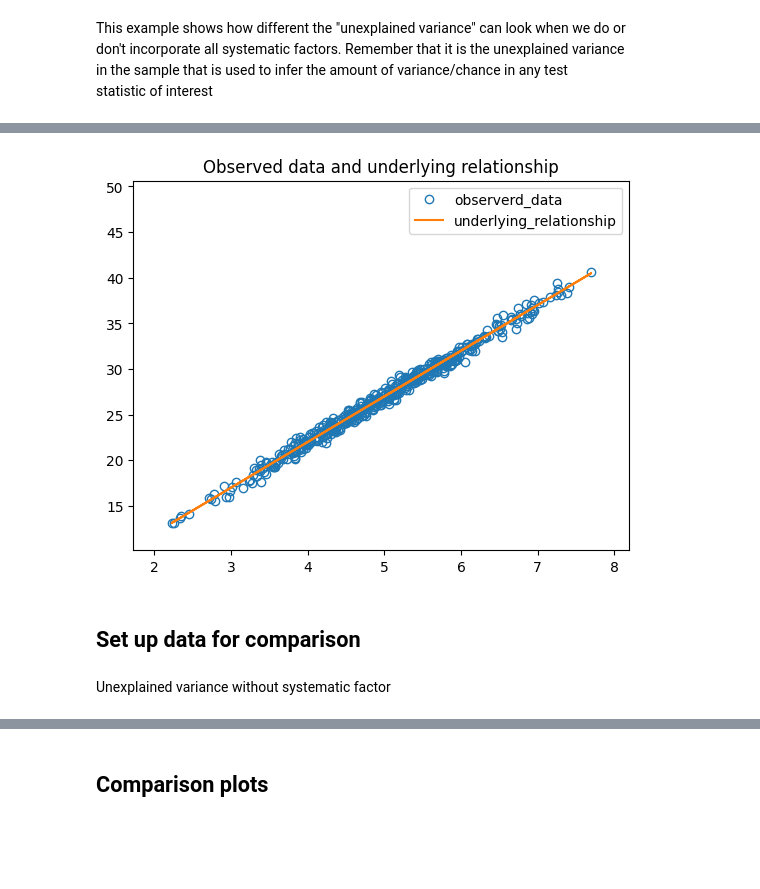
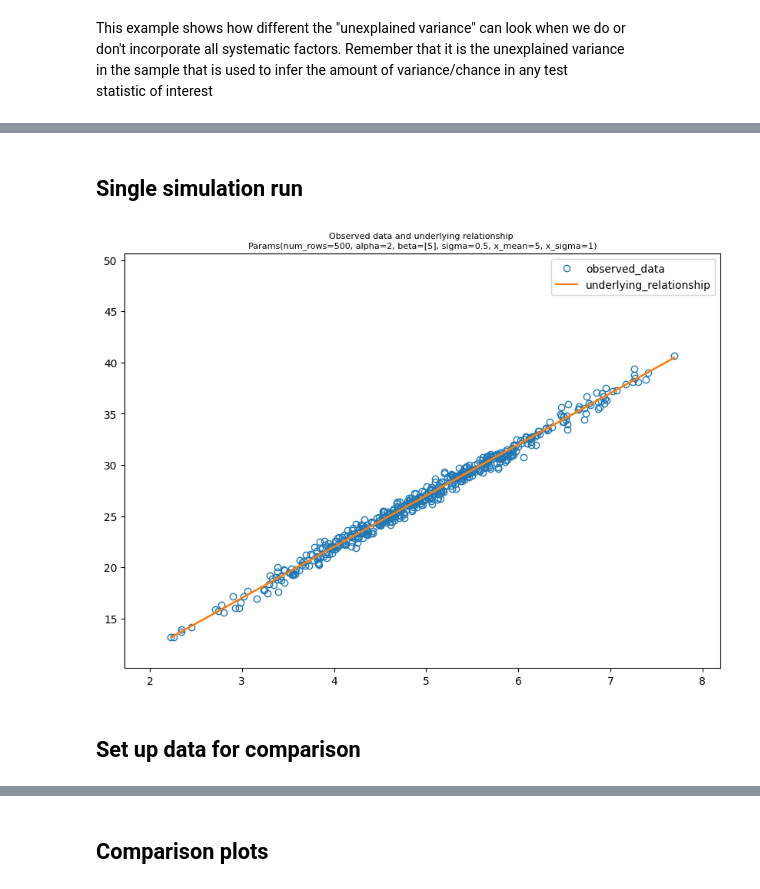
Before and after one commit to nayefahmad/stats-notes, a Jupyter notebook: src/2022-11-30_unexplained-variance-with-and-without-systematic-factors.ipynb, the cells around one changed output, grey strips where cells are left out. Cells and saved outputs as stored; diff of their text form; code cells hidden in the pictures; blank space fills up the shorter version.

Commit message:
Refactor: set up dataclasses and functions

```diff
--- a/src/2022-11-30_unexplained-variance-with-and-without-systematic-factors.ipynb
+++ b/src/2022-11-30_unexplained-variance-with-and-without-systematic-factors.ipynb
@@ -32,3 +36,9 @@ class Params:
     sigma: float
     x_mean: float
     x_sigma: float
+# %%
+@dataclass
+class SimulationData:
+    x: Union[List[float], np.ndarray]
+    y: Union[List[float], np.ndarray]
+    underlying_relationship: Union[List[float], np.ndarray]
@@ -34,0 +50,20 @@ class Params:
+# %%
+def generate_dataset(params: Params, seed=0) -> SimulationData:
+    np.random.seed(seed)
+    x = np.random.normal(loc=params.x_mean, scale=params.x_sigma, size=params.num_rows)
+    underlying_relationship = params.alpha + params.beta * x
+    y = underlying_relationship + np.random.normal(
+        scale=params.sigma, size=params.num_rows
+    )
+    return SimulationData(x=x, y=y, underlying_relationship=underlying_relationship)
+# %%
+def plot_data(data: SimulationData, params: Params) -> None:
+    title = f"Observed data and underlying relationship \n{params}"
+    fig, ax = plt.subplots(figsize=(10, 7))
+    ax.plot(data.x, data.y, "o", mfc="none", label="observed_data")
+    ax.plot(data.x, data.underlying_relationship, label="underlying_relationship")
+    ax.set_title(title, fontsize=8)
+    ax.set_ylim(data.y.min() - 3, data.y.max() + 10)
+    ax.set_xlim(data.x.min() - 0.5, data.x.max() + 0.5)
+    ax.legend()
+    fig.show()
@@ -35,2 +101,8 @@ class Params:
+# %% [markdown]
+## Single simulation run
 # %%
 p = Params(num_rows=500, alpha=2, beta=[5], sigma=0.5, x_mean=5, x_sigma=1)
+data = generate_dataset(params=p)
+plot_data(data=data, params=p)
+# %% [output]
+[figure, added]
@@ -42,16 +109,2 @@ y = underlying_relationship + np.random.normal(scale=p.sigma, size=p.num_rows)
-# %%
-title = "Observed data and underlying relationship"
-fig, ax = plt.subplots()
-ax.plot(x, y, "o", mfc="none", label="observerd_data")
-ax.plot(x, underlying_relationship, label="underlying_relationship")
-ax.set_title(title)
-ax.set_ylim(y.min() - 3, y.max() + 10)
-ax.set_xlim(x.min() - 0.5, x.max() + 0.5)
-ax.legend()
-fig.show()
-# %% [output]
-[figure, removed]
 # %% [markdown]
 ## Set up data for comparison
-# %% [markdown]
-Unexplained variance without systematic factor
```
Also changed, not shown: parts of 18 cells of this notebook, 1 other file.
